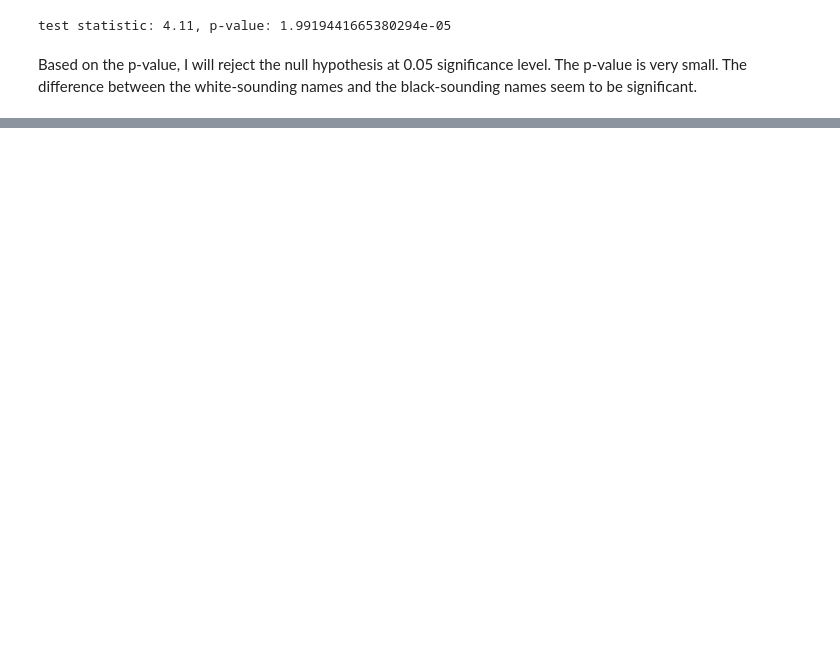
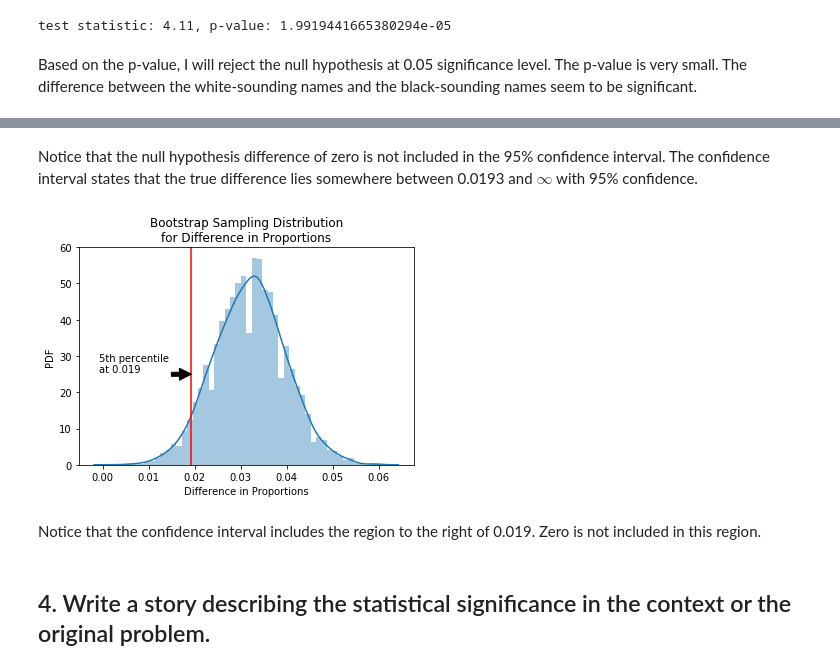
Before and after one commit to danielhanbitlee/Springboard, a Jupyter notebook: eda_projects/eda_racial_discrimination_job_market.ipynb, the cells around one changed output, grey strips where cells are left out. Cells and saved outputs as stored; diff of their text form; code cells hidden in the pictures; blank space fills up the shorter version.

```diff
--- a/eda_projects/eda_racial_discrimination_job_market.ipynb
+++ b/eda_projects/eda_racial_discrimination_job_market.ipynb
@@ -278,17 +211,0 @@ plt.show()
-# %%
-# Draw bootstrap replicates of the mean no-hitter time (equal to tau): bs_replicates
-bs_replicates = draw_bs_reps(b.call, np.mean, 10000)
-
-# Compute the 95% confidence interval: conf_int
-conf_int = np.percentile(bs_replicates, q = [2.5, 97.5])
-
-# Print the confidence interval
-print('95% confidence interval =', conf_int, 'games')
-
-# Plot the histogram of the replicates
-_ = plt.hist(bs_replicates, bins=50, normed=True)
-_ = plt.xlabel(r'$\tau$ (games)')
-_ = plt.ylabel('PDF')
-
-# Show the plot
-plt.show()
@@ -303,0 +291,20 @@ plt.show()
+# %% [markdown]
+Notice that the null hypothesis difference of zero is not included in the 95% confidence interval. The confidence interval states that the true difference lies somewhere between 0.0193 and $\infty$ with 95% confidence.
+# %%
+# bootstrap sampling distribution confidence interval
+_ = sns.distplot(bs_replicates_diff_proportions, norm_hist = True)
+_ = plt.axvline(x=percentile_5th, color = 'red')
+_ = plt.title('Bootstrap Sampling Distribution\nfor Difference in Proportions')
+_ = plt.xlabel('Difference in Proportions')
+_ = plt.ylabel('PDF')
+_ = plt.annotate('5th percentile\nat {}'.format(round(percentile_5th, 3)),
+                 xy = (percentile_5th, 25),
+                 xytext = (percentile_5th - 0.02, 25.5),
+                 arrowprops = dict(facecolor = 'black'))
+plt.show()
+# %% [output]
+[figure, added]
+# %% [markdown]
+Notice that the confidence interval includes the region to the right of 0.019. Zero is not included in this region.
+# %% [markdown]
+## 4. Write a story describing the statistical significance in the context or the original problem.
```
Also changed, not shown: parts of 32 cells of this notebook.
